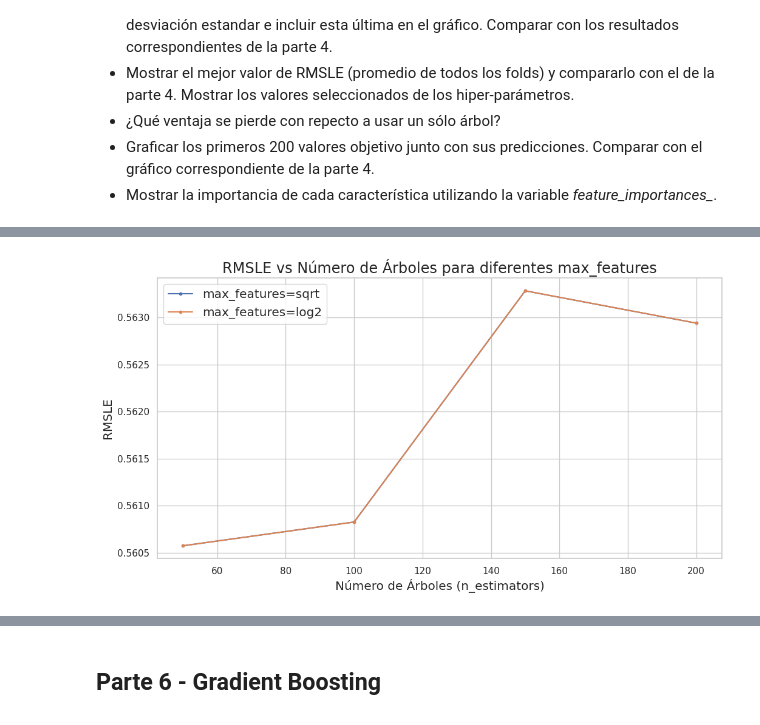
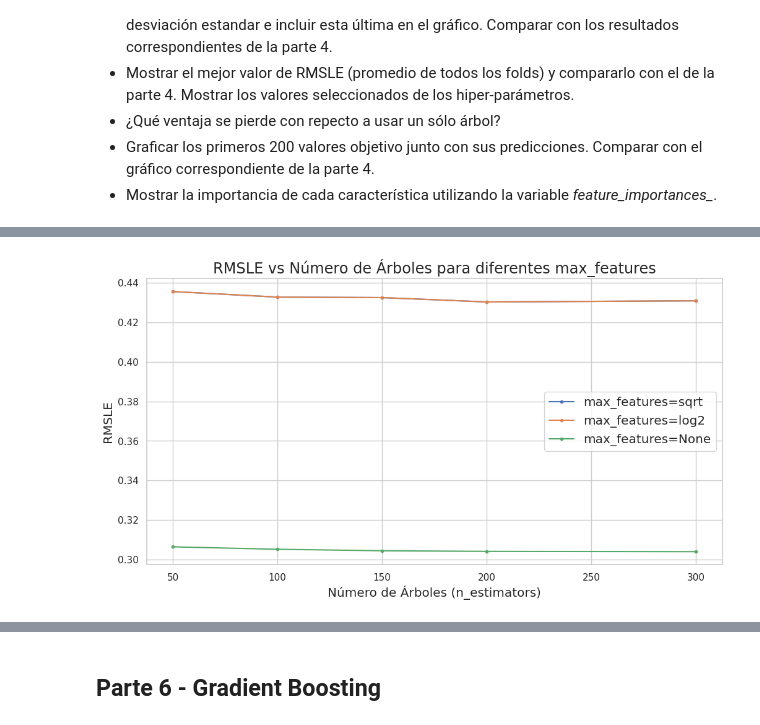
Before and after one commit to Emiliano-Etcheverry/EntregaFinalReactJS, a Jupyter notebook: talleres/taller3_demanda_de_bicicletas.ipynb, the cells around one changed output, grey strips where cells are left out. Cells and saved outputs as stored; diff of their text form; code cells hidden in the pictures.

```diff
--- a/talleres/taller3_demanda_de_bicicletas.ipynb
+++ b/talleres/taller3_demanda_de_bicicletas.ipynb
@@ -1092,28 +1107,21 @@ Mejor RMSLE (promedio): 0.5606
 # %%
-# Convertir las listas de scores en arrays para facilitar su manejo
-rmsle_train_scores = np.array(rmsle_train_scores).reshape(len(n_estimators_values), len(max_features_values))
-rmsle_val_scores = np.array(rmsle_val_scores).reshape(len(n_estimators_values), len(max_features_values))
-
-# Graficar los resultados
+# Extraer los datos para graficar
 plt.figure(figsize=(12, 6))
 
-for i, max_features in enumerate(max_features_values):
-    plt.plot(n_estimators_values, rmsle_val_scores[:, i], '.-', label=f'max_features={max_features}')
-
-# Agregar bandas de desviación estándar
-std_rmsle_val = rmsle_val_scores.std(axis=1)  # Desviación estándar para validación (calculada por n_estimators)
-mean_rmsle_val = rmsle_val_scores.mean(axis=1)  # Media para validación (calculada por n_estimators)
-plt.fill_between(n_estimators_values,
-                 mean_rmsle_val + std_rmsle_val,
-                 mean_rmsle_val - std_rmsle_val,
-                 alpha=0.2, color='gray')
+# Iterar sobre cada valor de max_features
+for max_features in max_features_values:
+    rmsle_val_scores_for_max_features = [
+        results[(n_estimators, max_features)]['mean_rmsle_val']
+        for n_estimators in n_estimators_values
+    ]
+    plt.plot(n_estimators_values, rmsle_val_scores_for_max_features, '.-', label=f'max_features={max_features}')
 
 # Configurar etiquetas y título
 plt.xlabel('Número de Árboles (n_estimators)', fontsize='large')
 plt.ylabel('RMSLE', fontsize='large')
 plt.title('RMSLE vs Número de Árboles para diferentes max_features', fontsize='x-large')
 plt.legend(fontsize='large')
 plt.grid(True)
 plt.show()
 # %% [output]
-[figure, old version]
+[figure, new version]
```
Also changed, not shown: parts of 13 cells of this notebook.
